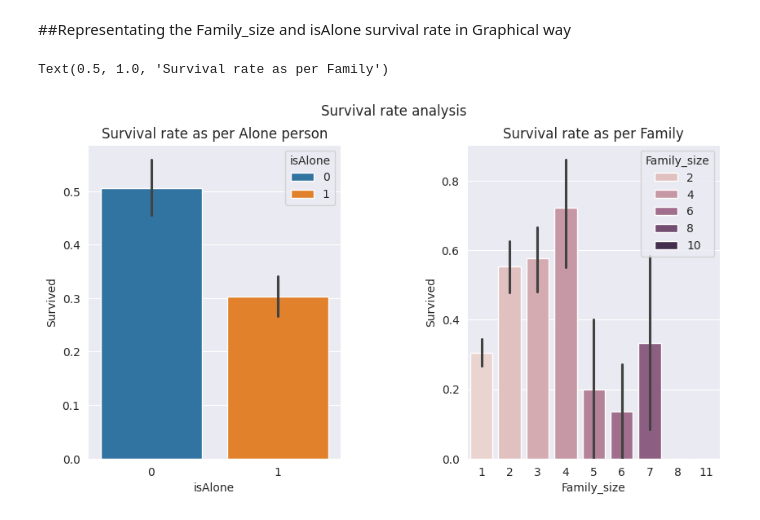
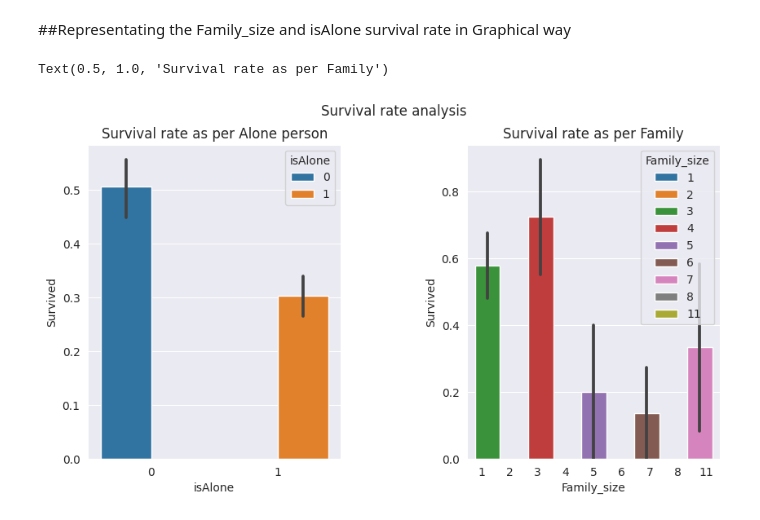
Before and after one commit to Agnik-git-sys/Titanic_dataset_analysis, a Jupyter notebook: Titanic_DataAnalysis.ipynb, the cells around one changed output. Saved outputs shown, nothing was run; the diff lists cells and outputs as text; code cells hidden in the pictures.

Commit message:
Kaggle Notebook | initiation | Version 1

```diff
--- a/Titanic_DataAnalysis.ipynb
+++ b/Titanic_DataAnalysis.ipynb
@@ -14,7 +14,7 @@ all lib are imported!
 # %% [markdown]
 ### Step 2: Data Loading and inspection of the dataset
 # %%
-df = pd.read_csv("/content/Titanic-Dataset.csv")
+df = pd.read_csv("/kaggle/input/titanic-csv/Titanic-Dataset.csv")
 if df is None:
   print("DataFrame is empty")
 else:
@@ -431,13 +422,13 @@ df.head()
 # %%
 fig, axes = plt.subplots(1,2,figsize=(10,5))
 
 plt.subplots_adjust(hspace=0.5,wspace=0.5)
 fig.suptitle("Survival rate analysis")
 sns.barplot(ax=axes[0],data = df, x="isAlone", y="Survived", hue="isAlone").set_title("Survival rate as per Alone person")
-sns.barplot(ax = axes[1],data = df, x="Family_size", y="Survived", hue="Family_size").set_title("Survival rate as per Family")
+sns.barplot(ax = axes[1],data = df, x="Family_size", y="Survived", hue="Family_size",width=8).set_title("Survival rate as per Family")
 # %% [output]
 Text(0.5, 1.0, 'Survival rate as per Family')
-[figure, old version]
+[figure, new version]
 # %%
 #extracting the designation/title from the names
 
```
Also changed, not shown: parts of 16 cells of this notebook.
